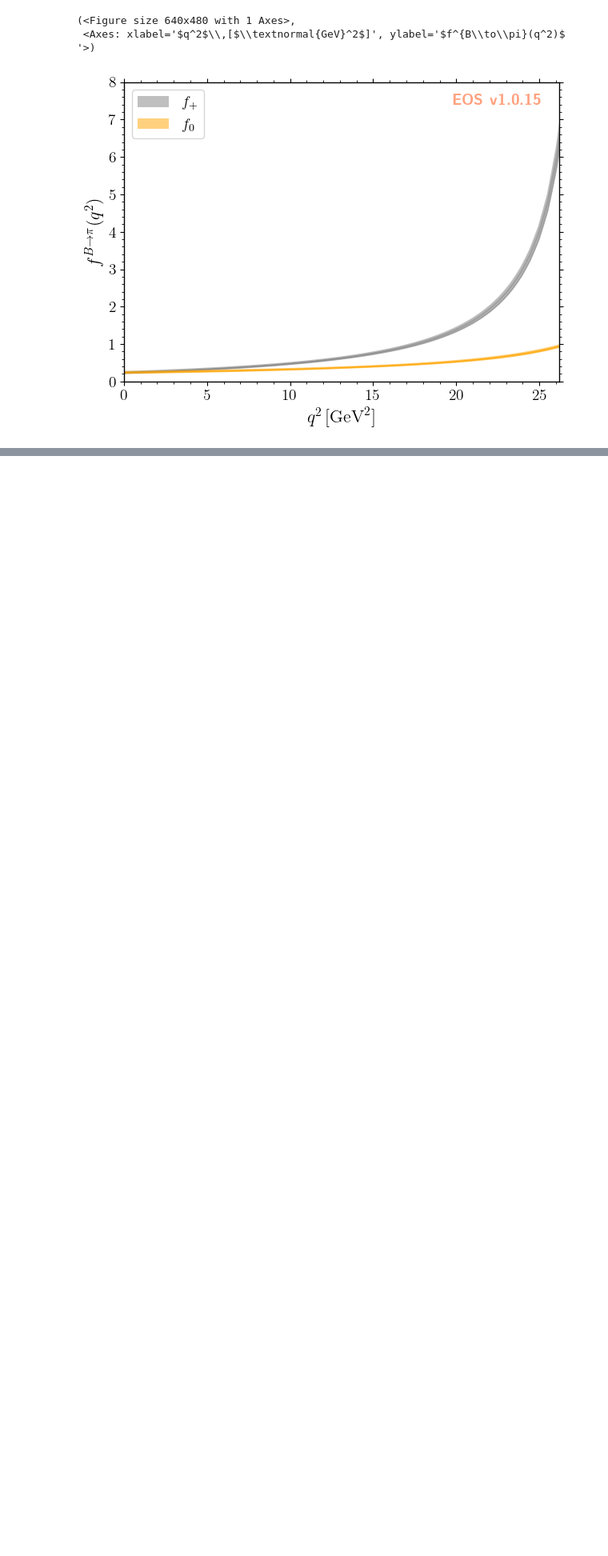
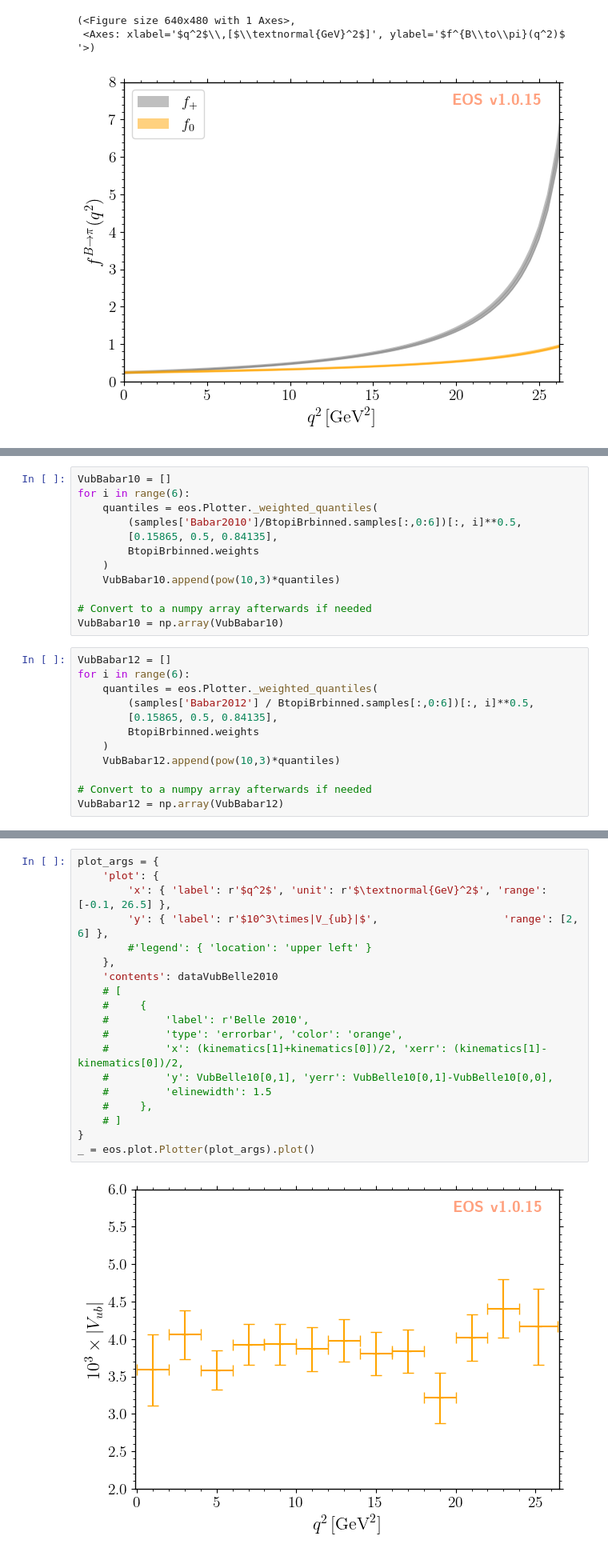
Before and after one commit to marziabordone/Vub, a Jupyter notebook: Vub.ipynb, the cells around one changed output, grey strips where cells are left out. Shown: that part at 80% size. Cells and saved outputs as stored; diff of their text form; blank space fills up the shorter version.

```diff
--- a/Vub.ipynb
+++ b/Vub.ipynb
@@ -192,0 +286,24 @@ _ = eos.plot.Plotter(plot_args).plot()
+# %%
+VubBabar10 = []
+for i in range(6):
+    quantiles = eos.Plotter._weighted_quantiles(
+        (samples['Babar2010']/BtopiBrbinned.samples[:,0:6])[:, i]**0.5,
+        [0.15865, 0.5, 0.84135],
+        BtopiBrbinned.weights
+    )
+    VubBabar10.append(pow(10,3)*quantiles)
+
+# Convert to a numpy array afterwards if needed
+VubBabar10 = np.array(VubBabar10)
+# %%
+VubBabar12 = []
+for i in range(6):
+    quantiles = eos.Plotter._weighted_quantiles(
+        (samples['Babar2012'] / BtopiBrbinned.samples[:,0:6])[:, i]**0.5,
+        [0.15865, 0.5, 0.84135],
+        BtopiBrbinned.weights
+    )
+    VubBabar12.append(pow(10,3)*quantiles)
+
+# Convert to a numpy array afterwards if needed
+VubBabar12 = np.array(VubBabar12)
@@ -192,0 +366,21 @@ _ = eos.plot.Plotter(plot_args).plot()
+# %%
+plot_args = {
+    'plot': {
+        'x': { 'label': r'$q^2$', 'unit': r'$\textnormal{GeV}^2$', 'range': [-0.1, 26.5] },
+        'y': { 'label': r'$10^3\times|V_{ub}|$',                    'range': [2, 6] },
+        #'legend': { 'location': 'upper left' }
+    },
+    'contents': dataVubBelle2010
+    # [
+    #     {
+    #         'label': r'Belle 2010',
+    #         'type': 'errorbar', 'color': 'orange',
+    #         'x': (kinematics[1]+kinematics[0])/2, 'xerr': (kinematics[1]-kinematics[0])/2,
+    #         'y': VubBelle10[0,1], 'yerr': VubBelle10[0,1]-VubBelle10[0,0],
+    #         'elinewidth': 1.5
+    #     },
+    # ]
+}
+_ = eos.plot.Plotter(plot_args).plot()
+# %% [output]
+[figure, added]
```
Also changed, not shown: parts of 32 cells of this notebook, 20 other files.
